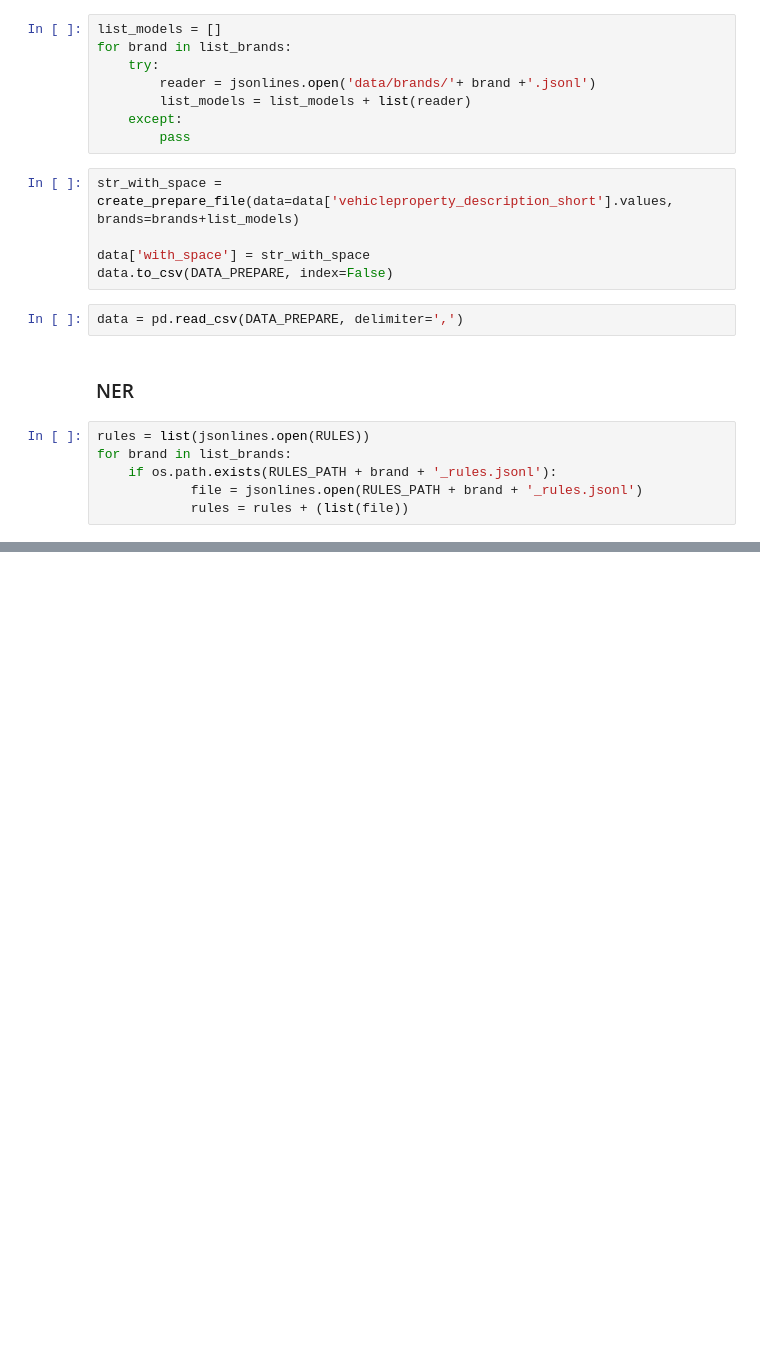
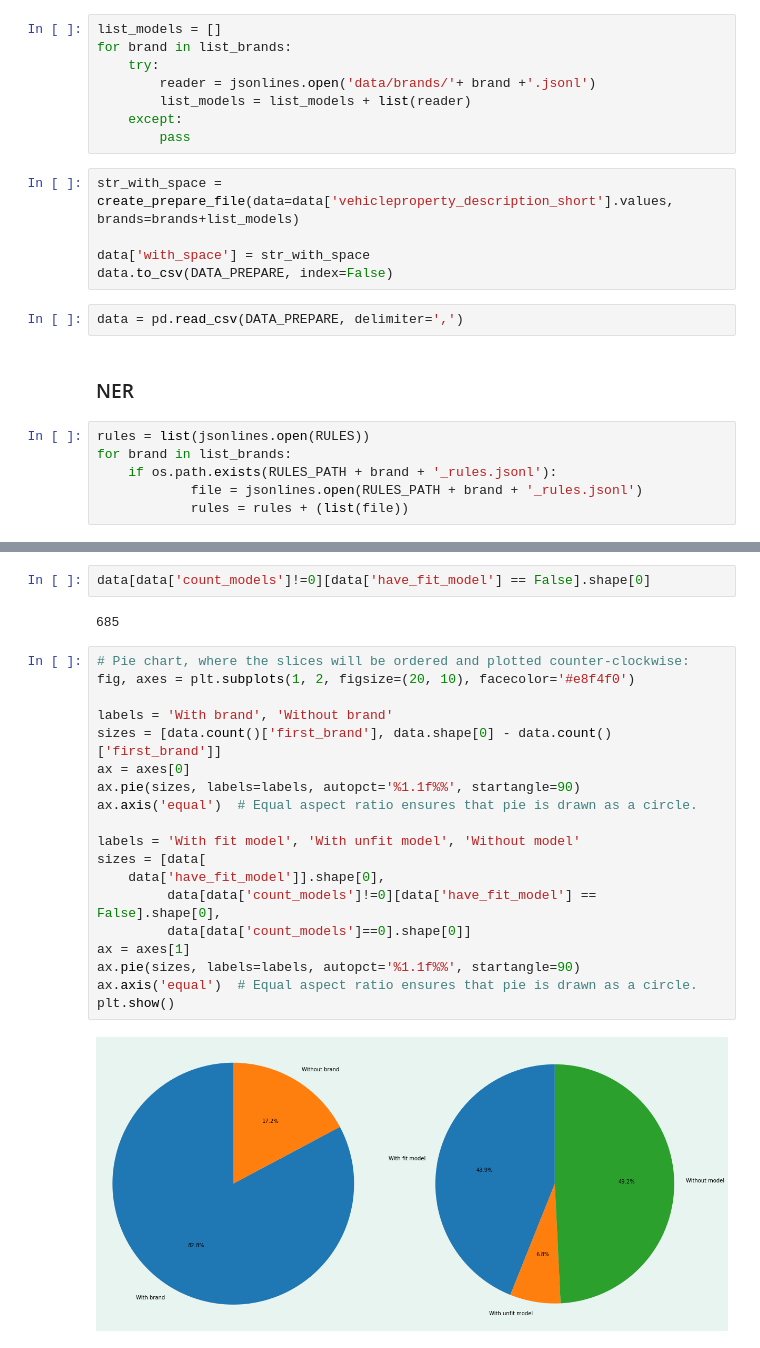
Before and after one commit to dumperize/autostat, a Jupyter notebook: index.ipynb, the cells around one changed output, grey strips where cells are left out. Saved outputs shown, nothing was run; the diff lists cells and outputs as text; blank space fills up the shorter version.

```diff
--- a/index.ipynb
+++ b/index.ipynb
@@ -219,0 +157,25 @@ app.run_server(mode='inline')
+# %%
+data[data['count_models']!=0][data['have_fit_model'] == False].shape[0]
+# %% [output]
+685
+# %%
+# Pie chart, where the slices will be ordered and plotted counter-clockwise:
+fig, axes = plt.subplots(1, 2, figsize=(20, 10), facecolor='#e8f4f0')
+
+labels = 'With brand', 'Without brand'
+sizes = [data.count()['first_brand'], data.shape[0] - data.count()['first_brand']]
+ax = axes[0]
+ax.pie(sizes, labels=labels, autopct='%1.1f%%', startangle=90)
+ax.axis('equal')  # Equal aspect ratio ensures that pie is drawn as a circle.
+
+labels = 'With fit model', 'With unfit model', 'Without model'
+sizes = [data[
+    data['have_fit_model']].shape[0],
+         data[data['count_models']!=0][data['have_fit_model'] == False].shape[0],
+         data[data['count_models']==0].shape[0]]
+ax = axes[1]
+ax.pie(sizes, labels=labels, autopct='%1.1f%%', startangle=90)
+ax.axis('equal')  # Equal aspect ratio ensures that pie is drawn as a circle.
+plt.show()
+# %% [output]
+[figure, added]
```
Also changed, not shown: parts of 19 cells of this notebook, 9 other files.
